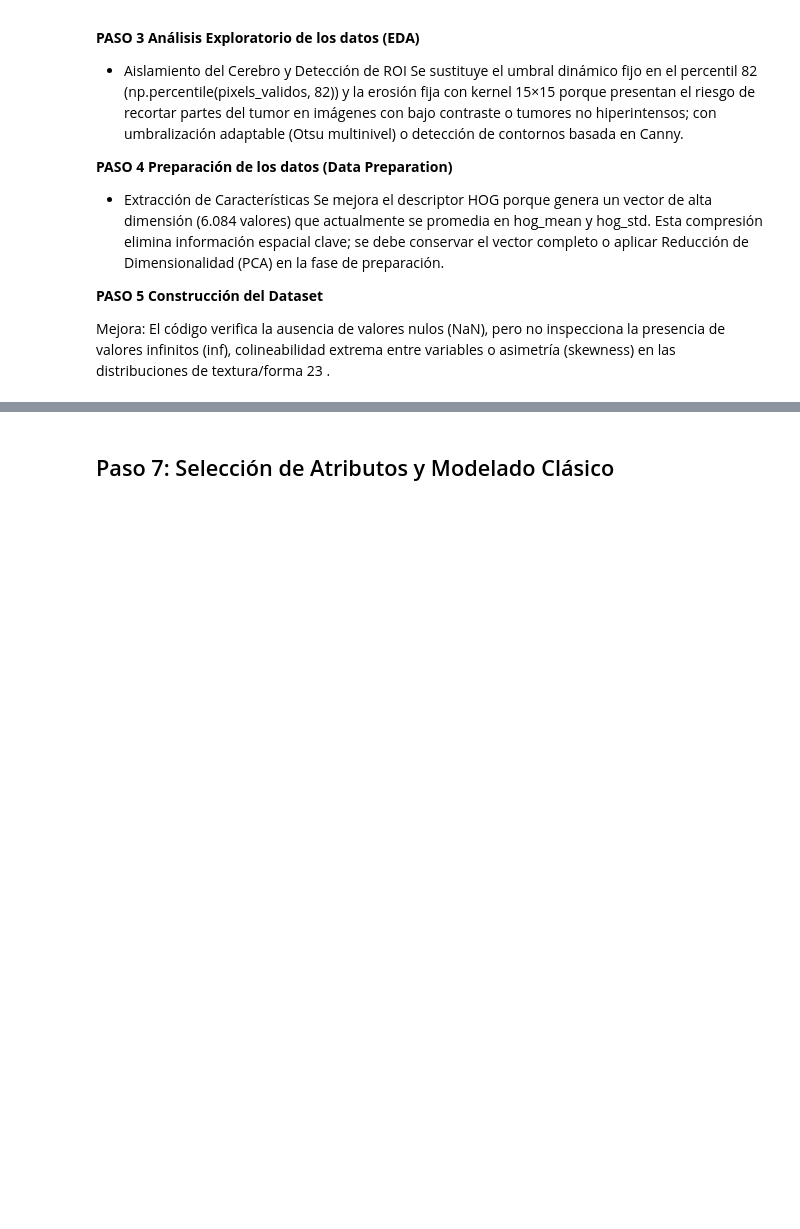
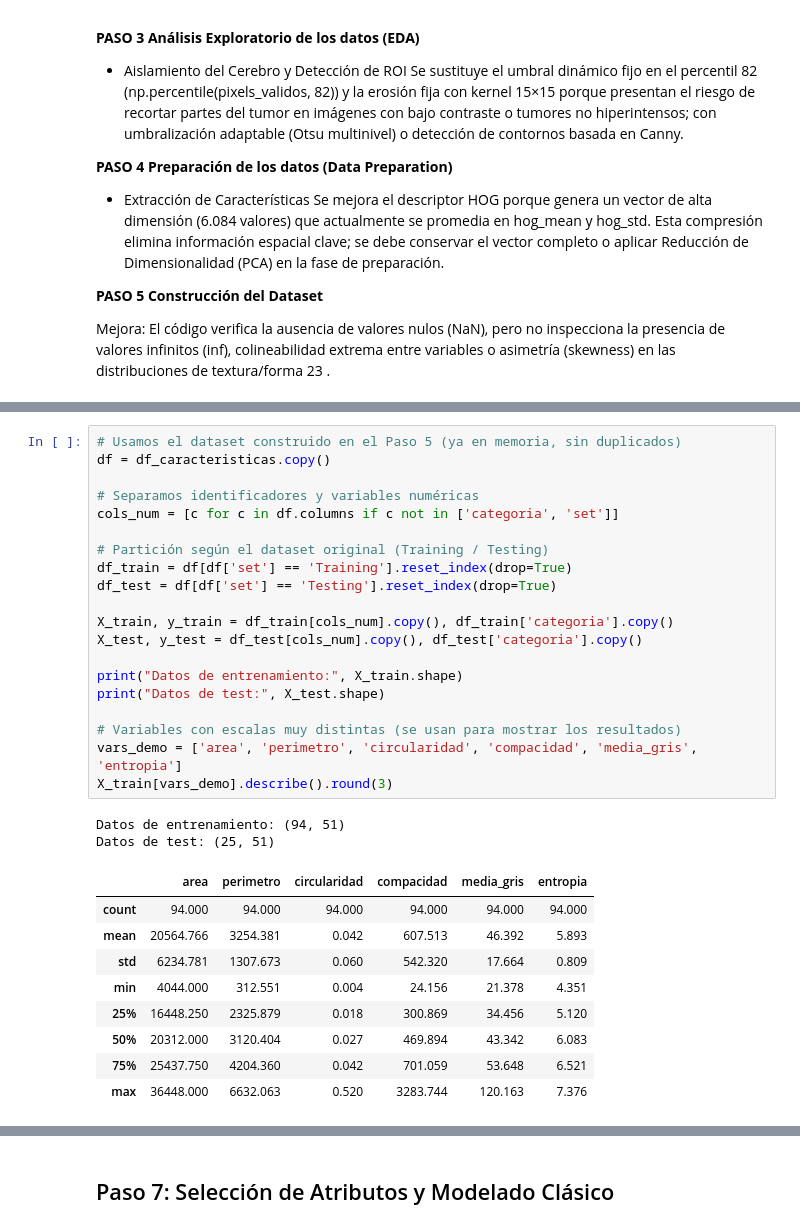
Before and after one commit to Alelop-Itu/TUMORES-CEREBRALES, a Jupyter notebook: Tumores cerebrales.ipynb, the cells around one changed output, grey strips where cells are left out. Saved outputs shown, nothing was run; the diff lists cells and outputs as text; blank space fills up the shorter version.

```diff
--- a/Tumores cerebrales.ipynb
+++ b/Tumores cerebrales.ipynb
@@ -1637,0 +1644,32 @@ Mejora: El código verifica la ausencia de valores nulos (NaN), pero no inspecci
+# %%
+# Usamos el dataset construido en el Paso 5 (ya en memoria, sin duplicados)
+df = df_caracteristicas.copy()
+
+# Separamos identificadores y variables numéricas
+cols_num = [c for c in df.columns if c not in ['categoria', 'set']]
+
+# Partición según el dataset original (Training / Testing)
+df_train = df[df['set'] == 'Training'].reset_index(drop=True)
+df_test = df[df['set'] == 'Testing'].reset_index(drop=True)
+
+X_train, y_train = df_train[cols_num].copy(), df_train['categoria'].copy()
+X_test, y_test = df_test[cols_num].copy(), df_test['categoria'].copy()
+
+print("Datos de entrenamiento:", X_train.shape)
+print("Datos de test:", X_test.shape)
+
+# Variables con escalas muy distintas (se usan para mostrar los resultados)
+vars_demo = ['area', 'perimetro', 'circularidad', 'compacidad', 'media_gris', 'entropia']
+X_train[vars_demo].describe().round(3)
+# %% [output]
+Datos de entrenamiento: (94, 51)
+Datos de test: (25, 51)
+|  | area | perimetro | circularidad | compacidad | media_gris | entropia |
+| count | 94.000 | 94.000 | 94.000 | 94.000 | 94.000 | 94.000 |
+| mean | 20564.766 | 3254.381 | 0.042 | 607.513 | 46.392 | 5.893 |
+| std | 6234.781 | 1307.673 | 0.060 | 542.320 | 17.664 | 0.809 |
+| min | 4044.000 | 312.551 | 0.004 | 24.156 | 21.378 | 4.351 |
+| 25% | 16448.250 | 2325.879 | 0.018 | 300.869 | 34.456 | 5.120 |
+| 50% | 20312.000 | 3120.404 | 0.027 | 469.894 | 43.342 | 6.083 |
+| 75% | 25437.750 | 4204.360 | 0.042 | 701.059 | 53.648 | 6.521 |
+| max | 36448.000 | 6632.063 | 0.520 | 3283.744 | 120.163 | 7.376 |
```
Also changed, not shown: parts of 29 cells of this notebook.
